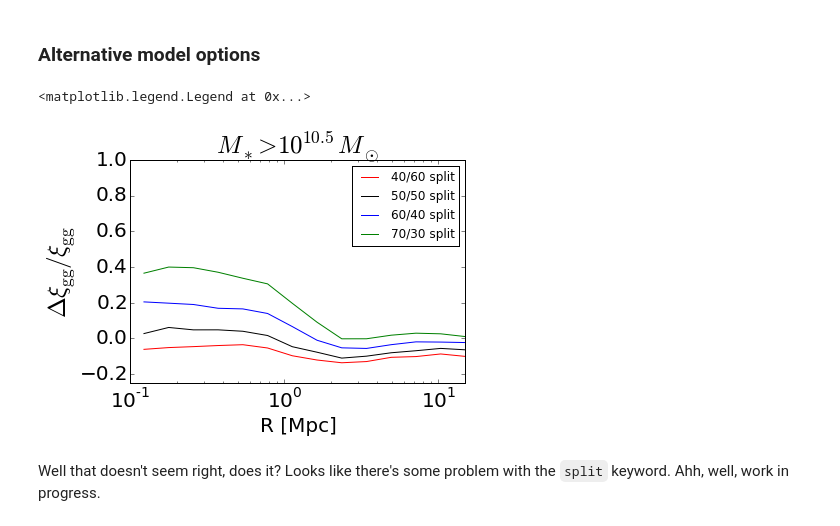
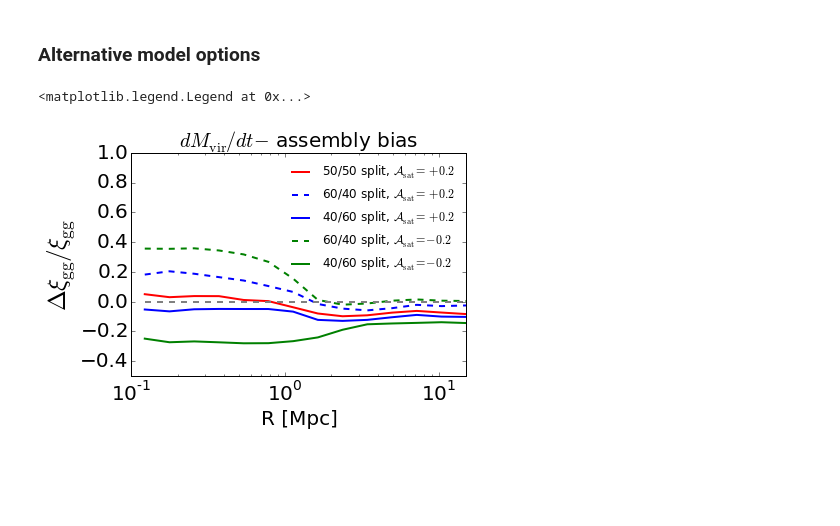
Before and after one commit to parejkoj/halotools, a Jupyter notebook: hearin15_demo.ipynb, the cells around one changed output. Saved outputs shown, nothing was run; the diff lists cells and outputs as text; code cells hidden in the pictures; blank space fills up the shorter version.

```diff
--- a/hearin15_demo.ipynb
+++ b/hearin15_demo.ipynb
@@ -179,52 +179,64 @@ assembias_model5 = Hearin15(central_assembias_strength = 0.5,
                           satellite_assembias_strength = 0.2,
                           sec_haloprop_key = 'halo_dmvir_dt_tdyn',
                           split = 0.4)
+
 assembias_model6 = Hearin15(central_assembias_strength = 0.5,
                           satellite_assembias_strength = 0.2,
-                          sec_haloprop_key = 'halo_dmvir_dt_tdyn',
-                          split = 0.5)
+                          sec_haloprop_key = 'halo_dmvir_dt_tdyn')
+
 assembias_model7 = Hearin15(central_assembias_strength = 0.5,
                           satellite_assembias_strength = 0.2,
                           sec_haloprop_key = 'halo_dmvir_dt_tdyn',
                           split = 0.6)
+
 assembias_model8 = Hearin15(central_assembias_strength = 0.5,
-                          satellite_assembias_strength = 0.2,
+                          satellite_assembias_strength = -0.2,
                           sec_haloprop_key = 'halo_dmvir_dt_tdyn',
-                          split = 0.7)
+                          split = 0.4)
+
+assembias_model9 = Hearin15(central_assembias_strength = 0.5,
+                          satellite_assembias_strength = -0.2,
+                          sec_haloprop_key = 'halo_dmvir_dt_tdyn',
+                          split = 0.6)
 
 assembias_model5.param_dict['scatter_model_param1'] = 0.8
 assembias_model6.param_dict['scatter_model_param1'] = 0.8
 assembias_model7.param_dict['scatter_model_param1'] = 0.8
 assembias_model8.param_dict['scatter_model_param1'] = 0.8
+assembias_model9.param_dict['scatter_model_param1'] = 0.8
 # %%
 r, xi_assembias5 = assembias_model5.compute_galaxy_clustering()
 r, xi_assembias6 = assembias_model6.compute_galaxy_clustering()
 r, xi_assembias7 = assembias_model7.compute_galaxy_clustering()
 r, xi_assembias8 = assembias_model8.compute_galaxy_clustering()
+r, xi_assembias9 = assembias_model9.compute_galaxy_clustering()
 
 fracdiff5 = (xi_assembias5 - xi_baseline)/xi_baseline
 fracdiff6 = (xi_assembias6 - xi_baseline)/xi_baseline
 fracdiff7 = (xi_assembias7 - xi_baseline)/xi_baseline
 fracdiff8 = (xi_assembias8 - xi_baseline)/xi_baseline
+fracdiff9 = (xi_assembias9 - xi_baseline)/xi_baseline
 # %%
-plt.plot(r, fracdiff5, color='red', label='40/60 split')
-plt.plot(r, fracdiff6, color='k', label='50/50 split')
-plt.plot(r, fracdiff7, color='blue', label='60/40 split')
-plt.plot(r, fracdiff8, color='green', label='70/30 split')
+plt.plot(r, fracdiff6, color='red', label=r'50/50 split, $\mathcal{A}_{\rm sat} = +0.2$', linewidth=2)
 
+plt.plot(r, fracdiff7, '--', color='blue', label=r'60/40 split, $\mathcal{A}_{\rm sat} = +0.2$', linewidth=2)
+plt.plot(r, fracdiff5, color='blue', label=r'40/60 split, $\mathcal{A}_{\rm sat} = +0.2$', linewidth=2)
+
+plt.plot(r, fracdiff9, '--', color='green', label=r'60/40 split, $\mathcal{A}_{\rm sat} = -0.2$', linewidth=2)
+plt.plot(r, fracdiff8, color='green', label=r'40/60 split, $\mathcal{A}_{\rm sat} = -0.2$', linewidth=2)
+
+plt.plot(r, np.zeros(len(r)), '--', color='gray', linewidth=2)
 plt.xscale('log')
 plt.xticks(fontsize=20)
 plt.yticks(fontsize=20)
 plt.xlim(xmin = 0.1, xmax=15)
-plt.ylim(ymin = -0.25, ymax = 1)
+plt.ylim(ymin = -0.5, ymax = 1)
 
 plt.xlabel('R [Mpc]', fontsize=20)
 plt.ylabel(r'$\Delta\xi_{\rm gg} / \xi_{\rm gg}$', fontsize=25)
-plt.title(r'$M_{\ast} > 10^{10.5} M_{\odot}$', fontsize=25)
+plt.title(r'$dM_{\rm vir} / dt-$ assembly bias', fontsize=20)
 
-plt.legend()
+plt.legend(frameon=False)
 # %% [output]
 <matplotlib.legend.Legend at 0x...>
-[figure, old version]
+[figure, new version]
-# %% [markdown]
-Well that doesn't seem right, does it? Looks like there's some problem with the `split` keyword. Ahh, well, work in progress.
```
Also changed, not shown: parts of 2 cells of this notebook.
